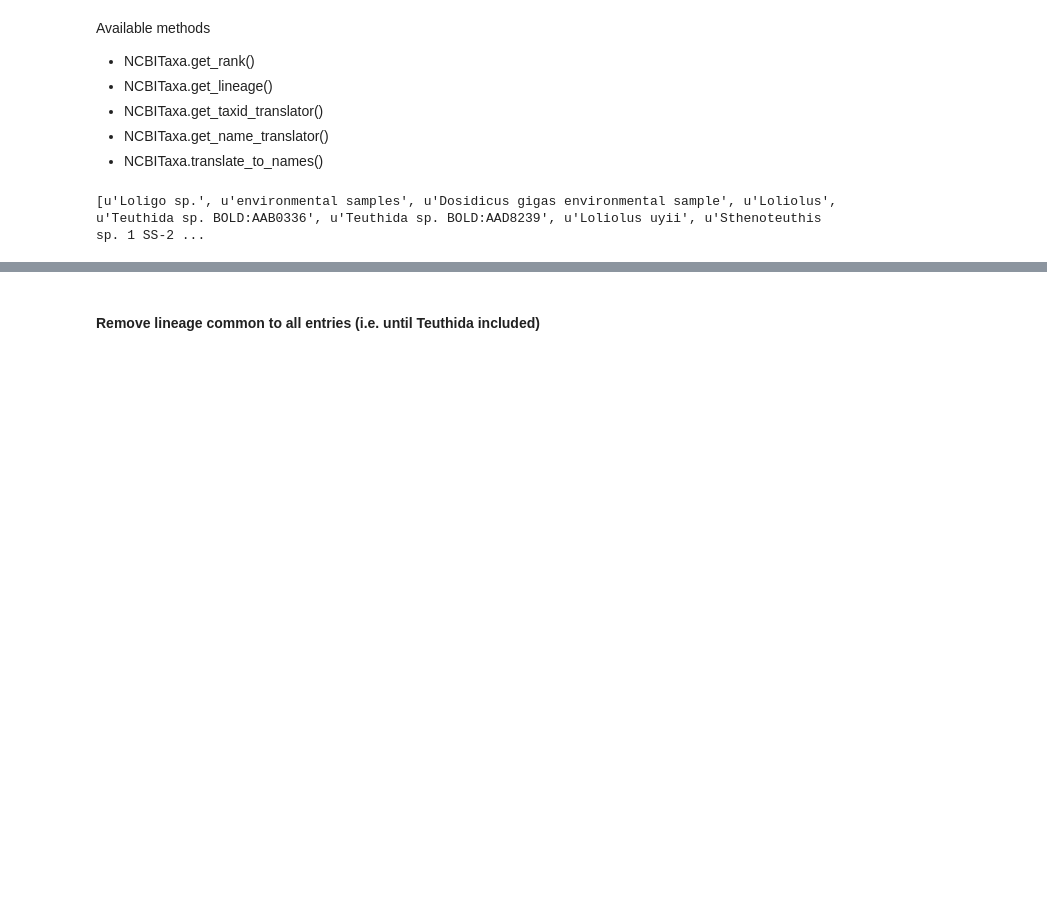
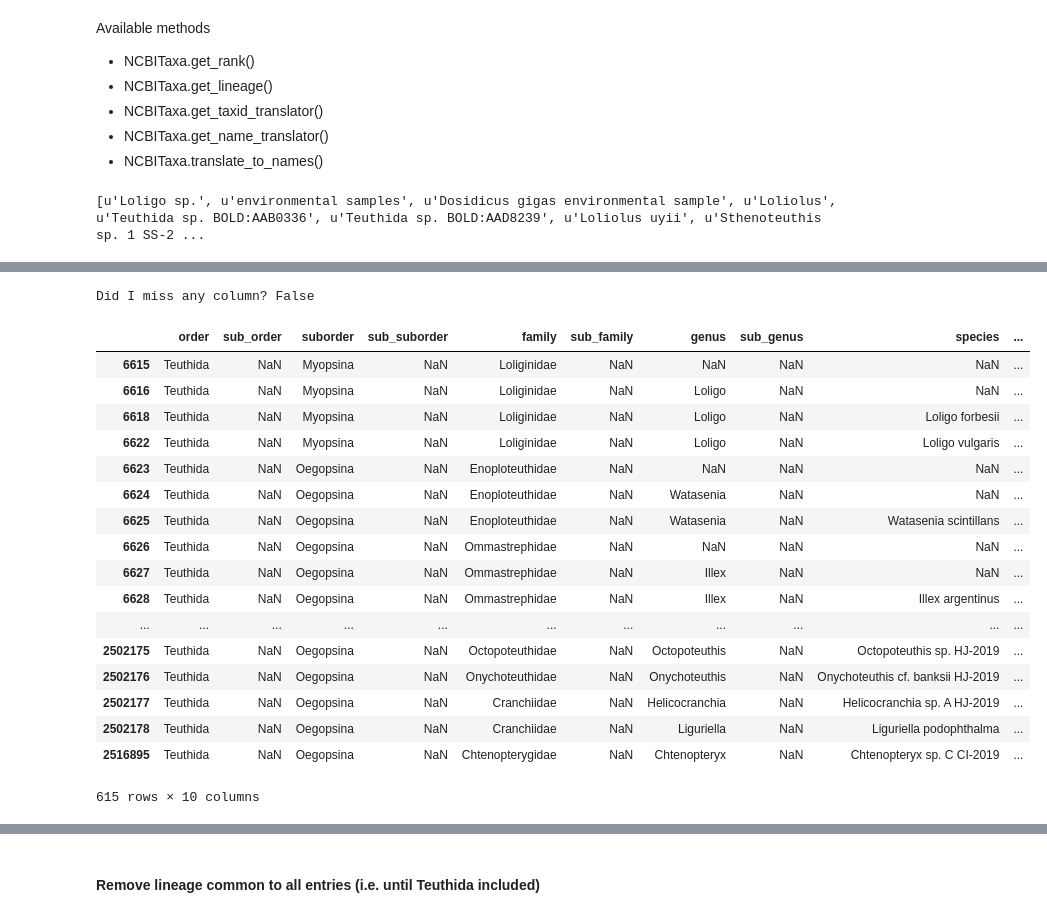
Before and after one commit to samulic/bioscience, a Jupyter notebook: retrieve_taxonomy.ipynb, the cells around one changed output, grey strips where cells are left out. Drawn from its saved outputs; the diff is of its cells as text; code cells hidden in the pictures; blank space fills up the shorter version.

```diff
--- a/retrieve_taxonomy.ipynb
+++ b/retrieve_taxonomy.ipynb
@@ -58,0 +199,9 @@ ranks
+# %%
+columns_set = ()
+for k, v in taxid_lineage.items():
+    for k1 in v:
+        if k1 not in columns_set:
+            columns_set = columns_set + (k1,)
+# Order is correct until 'order' :)
+idx_untilcorrect = columns_set.index("order")
+columns_set
@@ -58,0 +226,37 @@ ranks
+# %%
+columns = list(columns_set[:idx_untilcorrect + 1])
+columns.extend([u'sub_order',
+                u'suborder',
+                u'sub_suborder',
+                u'family',
+                u'sub_family',
+                u'genus',
+                u'sub_genus',
+                u'species',
+                u'subspecies'])
+
+print("Did I miss any column? {}".format(len(columns) != len(columns_set)))
+# %% [output]
+Did I miss any column? False
+# %%
+dd = pd.DataFrame.from_dict(taxid_lineage, orient = "index", columns=columns)
+dd.iloc[:,-10:]
+# %% [output]
+|  | order | sub_order | suborder | sub_suborder | family | sub_family | genus | sub_genus | species | ... |
+| 6615 | Teuthida | NaN | Myopsina | NaN | Loliginidae | NaN | NaN | NaN | NaN | ... |
+| 6616 | Teuthida | NaN | Myopsina | NaN | Loliginidae | NaN | Loligo | NaN | NaN | ... |
+| 6618 | Teuthida | NaN | Myopsina | NaN | Loliginidae | NaN | Loligo | NaN | Loligo forbesii | ... |
+| 6622 | Teuthida | NaN | Myopsina | NaN | Loliginidae | NaN | Loligo | NaN | Loligo vulgaris | ... |
+| 6623 | Teuthida | NaN | Oegopsina | NaN | Enoploteuthidae | NaN | NaN | NaN | NaN | ... |
+| 6624 | Teuthida | NaN | Oegopsina | NaN | Enoploteuthidae | NaN | Watasenia | NaN | NaN | ... |
+| 6625 | Teuthida | NaN | Oegopsina | NaN | Enoploteuthidae | NaN | Watasenia | NaN | Watasenia scintillans | ... |
+| 6626 | Teuthida | NaN | Oegopsina | NaN | Ommastrephidae | NaN | NaN | NaN | NaN | ... |
+| 6627 | Teuthida | NaN | Oegopsina | NaN | Ommastrephidae | NaN | Illex | NaN | NaN | ... |
+| 6628 | Teuthida | NaN | Oegopsina | NaN | Ommastrephidae | NaN | Illex | NaN | Illex argentinus | ... |
+| ... | ... | ... | ... | ... | ... | ... | ... | ... | ... | ... |
+| 2502175 | Teuthida | NaN | Oegopsina | NaN | Octopoteuthidae | NaN | Octopoteuthis | NaN | Octopoteuthis sp. HJ-2019 | ... |
+| 2502176 | Teuthida | NaN | Oegopsina | NaN | Onychoteuthidae | NaN | Onychoteuthis | NaN | Onychoteuthis cf. banksii HJ-2019 | ... |
+| 2502177 | Teuthida | NaN | Oegopsina | NaN | Cranchiidae | NaN | Helicocranchia | NaN | Helicocranchia sp. A HJ-2019 | ... |
+| 2502178 | Teuthida | NaN | Oegopsina | NaN | Cranchiidae | NaN | Liguriella | NaN | Liguriella podophthalma | ... |
+| 2516895 | Teuthida | NaN | Oegopsina | NaN | Chtenopterygidae | NaN | Chtenopteryx | NaN | Chtenopteryx sp. C CI-2019 | ... |
+615 rows × 10 columns
```
Also changed, not shown: parts of 45 cells of this notebook, 3 other files.
